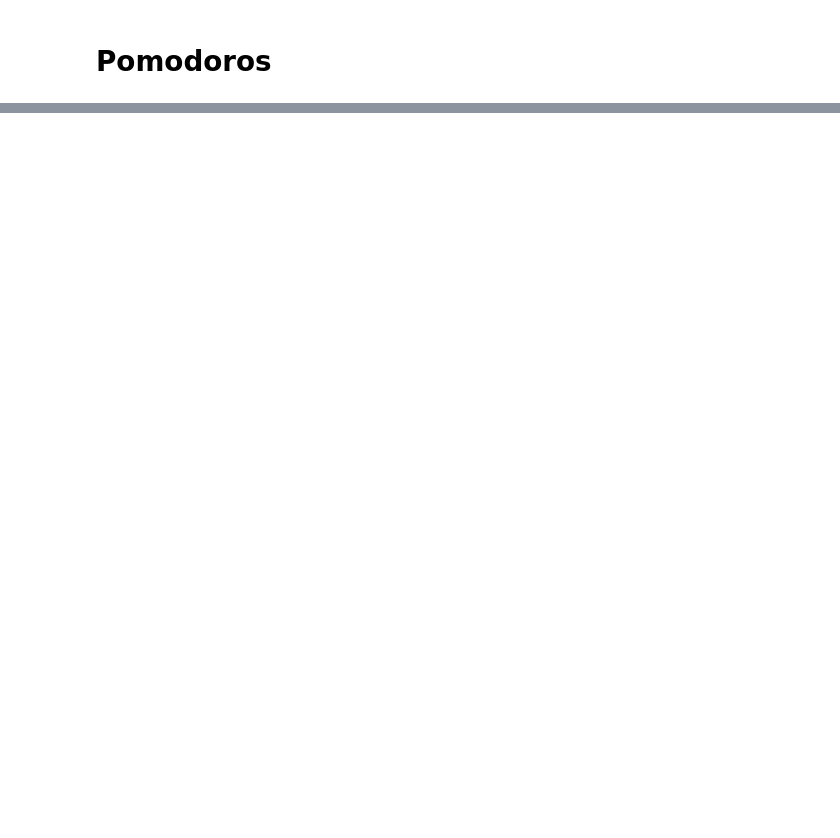
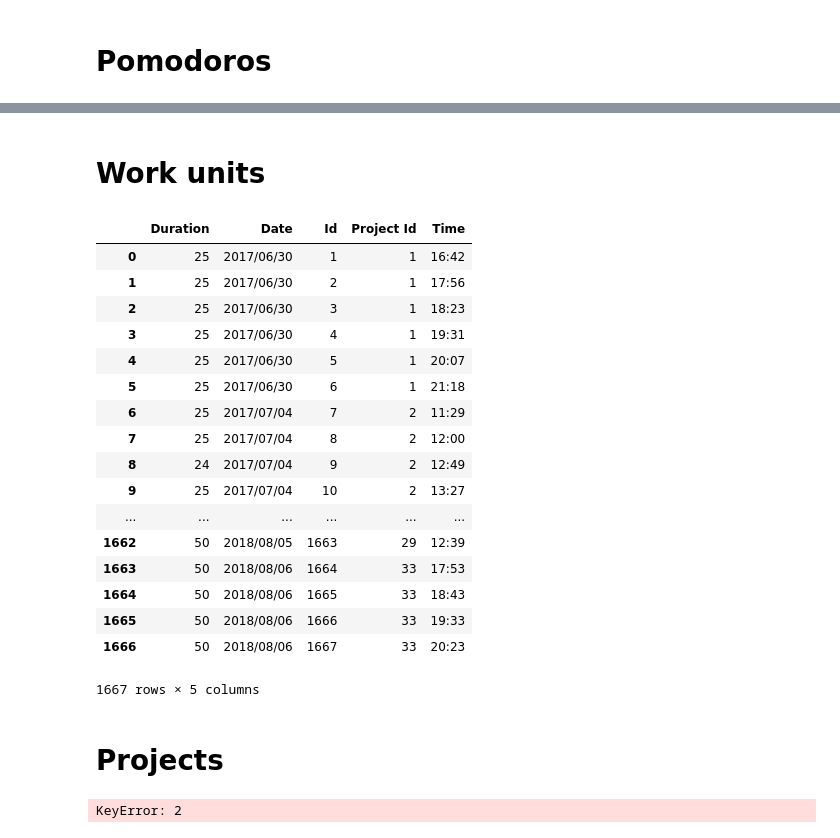
Before and after one commit to oalberto96/productivity-timer-importer, a Jupyter notebook: PomodoroImporter.ipynb, the cells around one changed output, grey strips where cells are left out. Drawn from its saved outputs; the diff is of its cells as text; code cells hidden in the pictures; blank space fills up the shorter version.

```diff
--- a/PomodoroImporter.ipynb
+++ b/PomodoroImporter.ipynb
@@ -59,0 +72,56 @@ df_pomodoros
+# %% [markdown]
+# Work units
+# %%
+new_column_names = {'_d':'Duration', '_dt':'Date',
+                              '_id':'Id', '_p':'Project Id', '_t':'Time'}
+df_work_units = json_normalize(data['workUnits'])
+
+def format_work_units(df_original):
+    df = df_original.copy()
+    df['_d'] = df['_d'].apply(lambda x: print_minutes(x))
+    df['_t'] = df['_t'].apply(lambda x: print_hour(x))
+    df.rename(columns=new_column_names, inplace=True)
+    df= df.drop("_msc", 1)
+    df= df.drop("_f", 1)
+    df= df.drop("_m", 1)
+    return df
+
+format_work_units(df_work_units)
+# %% [output]
+|  | Duration | Date | Id | Project Id | Time |
+| 0 | 25 | 2017/06/30 | 1 | 1 | 16:42 |
+| 1 | 25 | 2017/06/30 | 2 | 1 | 17:56 |
+| 2 | 25 | 2017/06/30 | 3 | 1 | 18:23 |
+| 3 | 25 | 2017/06/30 | 4 | 1 | 19:31 |
+| 4 | 25 | 2017/06/30 | 5 | 1 | 20:07 |
+| 5 | 25 | 2017/06/30 | 6 | 1 | 21:18 |
+| 6 | 25 | 2017/07/04 | 7 | 2 | 11:29 |
+| 7 | 25 | 2017/07/04 | 8 | 2 | 12:00 |
+| 8 | 24 | 2017/07/04 | 9 | 2 | 12:49 |
+| 9 | 25 | 2017/07/04 | 10 | 2 | 13:27 |
+| ... | ... | ... | ... | ... | ... |
+| 1662 | 50 | 2018/08/05 | 1663 | 29 | 12:39 |
+| 1663 | 50 | 2018/08/06 | 1664 | 33 | 17:53 |
+| 1664 | 50 | 2018/08/06 | 1665 | 33 | 18:43 |
+| 1665 | 50 | 2018/08/06 | 1666 | 33 | 19:33 |
+| 1666 | 50 | 2018/08/06 | 1667 | 33 | 20:23 |
+1667 rows × 5 columns
+# %% [markdown]
+# Projects
+# %%
+new_column_names = {'_d':'Duration', '_id': 'Id', '_l':'Last activity',
+                    '_n':'Name', '_s':'State', '_p': 'Parent Project',
+                   '_t': 'Creation Date', '_w': 'Pomodoro Duration'}
+df_projects = json_normalize(data['projects'])
+
+def format_projects(df_original):
+    df = df_original.copy()
+    df['_d'] = df['_d'].apply(lambda x: total_time(x))
+    df['_l'] = df['_l'].apply(lambda x: print_datetime(x))
+    df['_t'] = df['_t'].apply(lambda x: print_datetime(x))
+    df.rename(columns=new_column_names, inplace=True)
+    return df.hea
+
+format_projects(df_projects)
+# %% [output]
+KeyError: 2
```
Also changed, not shown: parts of 5 cells of this notebook.
